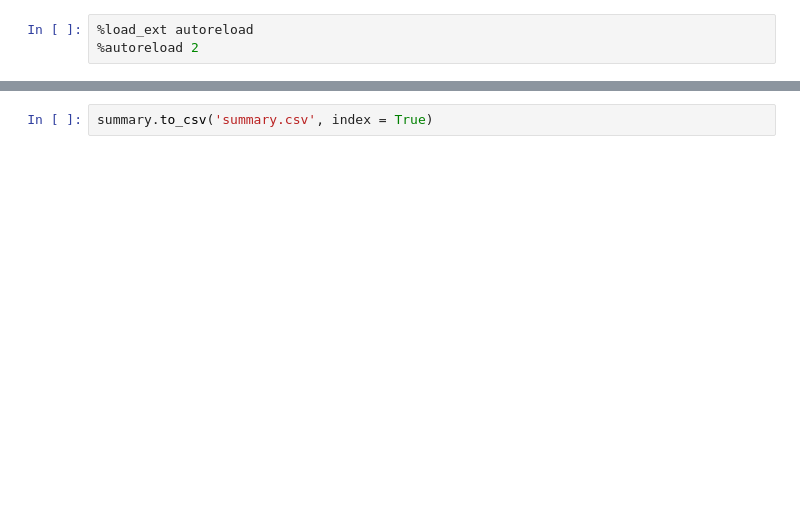
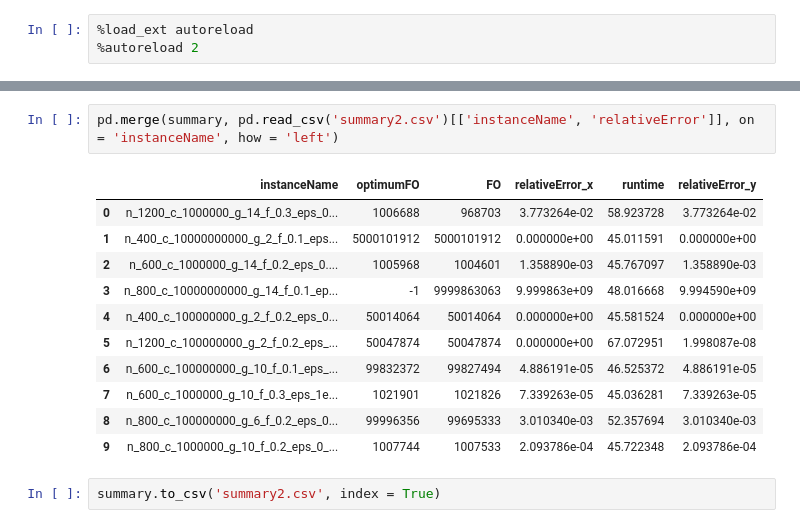
Before and after one commit to cainafigueiredo/hyper-heuristics, a Jupyter notebook: teste.ipynb, the cells around one changed output, grey strips where cells are left out. Cells and saved outputs as stored; diff of their text form; blank space fills up the shorter version.

```diff
--- a/teste.ipynb
+++ b/teste.ipynb
@@ -100,2 +209,16 @@ summary.head()
+# %%
+pd.merge(summary, pd.read_csv('summary2.csv')[['instanceName', 'relativeError']], on = 'instanceName', how = 'left')
+# %% [output]
+|  | instanceName | optimumFO | FO | relativeError_x | runtime | relativeError_y |
+| 0 | n_1200_c_1000000_g_14_f_0.3_eps_0... | 1006688 | 968703 | 3.773264e-02 | 58.923728 | 3.773264e-02 |
+| 1 | n_400_c_10000000000_g_2_f_0.1_eps... | 5000101912 | 5000101912 | 0.000000e+00 | 45.011591 | 0.000000e+00 |
+| 2 | n_600_c_1000000_g_14_f_0.2_eps_0.... | 1005968 | 1004601 | 1.358890e-03 | 45.767097 | 1.358890e-03 |
+| 3 | n_800_c_10000000000_g_14_f_0.1_ep... | -1 | 9999863063 | 9.999863e+09 | 48.016668 | 9.994590e+09 |
+| 4 | n_400_c_100000000_g_2_f_0.2_eps_0... | 50014064 | 50014064 | 0.000000e+00 | 45.581524 | 0.000000e+00 |
+| 5 | n_1200_c_100000000_g_2_f_0.2_eps_... | 50047874 | 50047874 | 0.000000e+00 | 67.072951 | 1.998087e-08 |
+| 6 | n_600_c_100000000_g_10_f_0.1_eps_... | 99832372 | 99827494 | 4.886191e-05 | 46.525372 | 4.886191e-05 |
+| 7 | n_600_c_1000000_g_10_f_0.3_eps_1e... | 1021901 | 1021826 | 7.339263e-05 | 45.036281 | 7.339263e-05 |
+| 8 | n_800_c_100000000_g_6_f_0.2_eps_0... | 99996356 | 99695333 | 3.010340e-03 | 52.357694 | 3.010340e-03 |
+| 9 | n_800_c_1000000_g_10_f_0.2_eps_0_... | 1007744 | 1007533 | 2.093786e-04 | 45.722348 | 2.093786e-04 |
 # %%
-summary.to_csv('summary.csv', index = True)
+summary.to_csv('summary2.csv', index = True)
```
Also changed, not shown: parts of 10 cells of this notebook, 17 other files.
